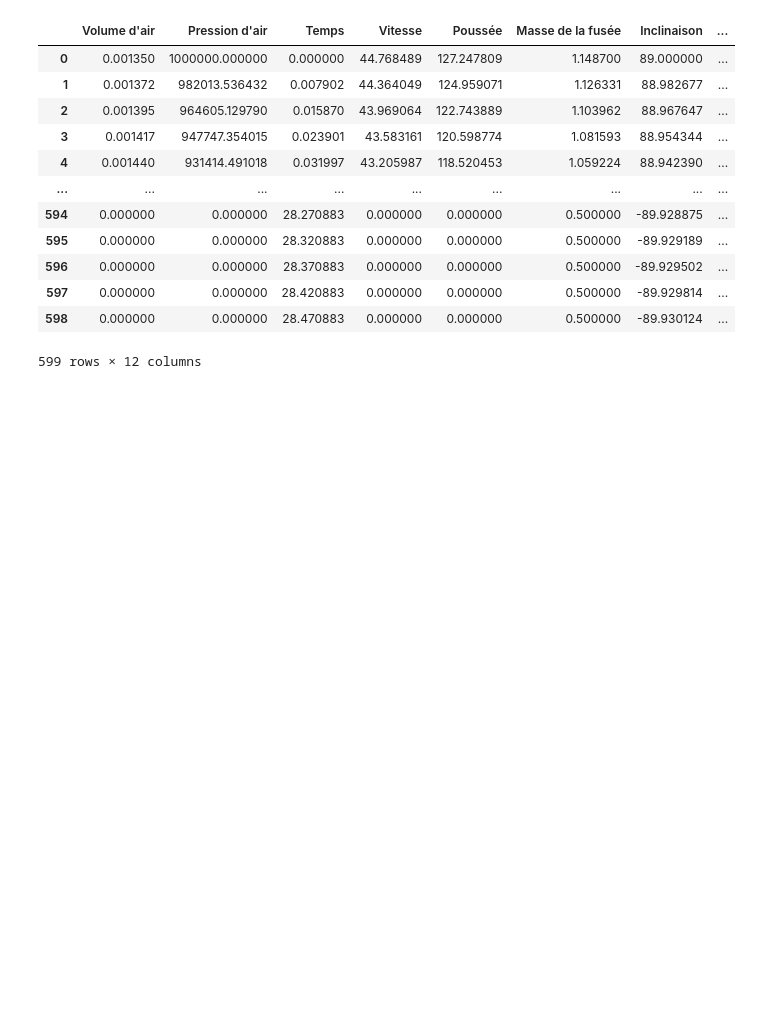
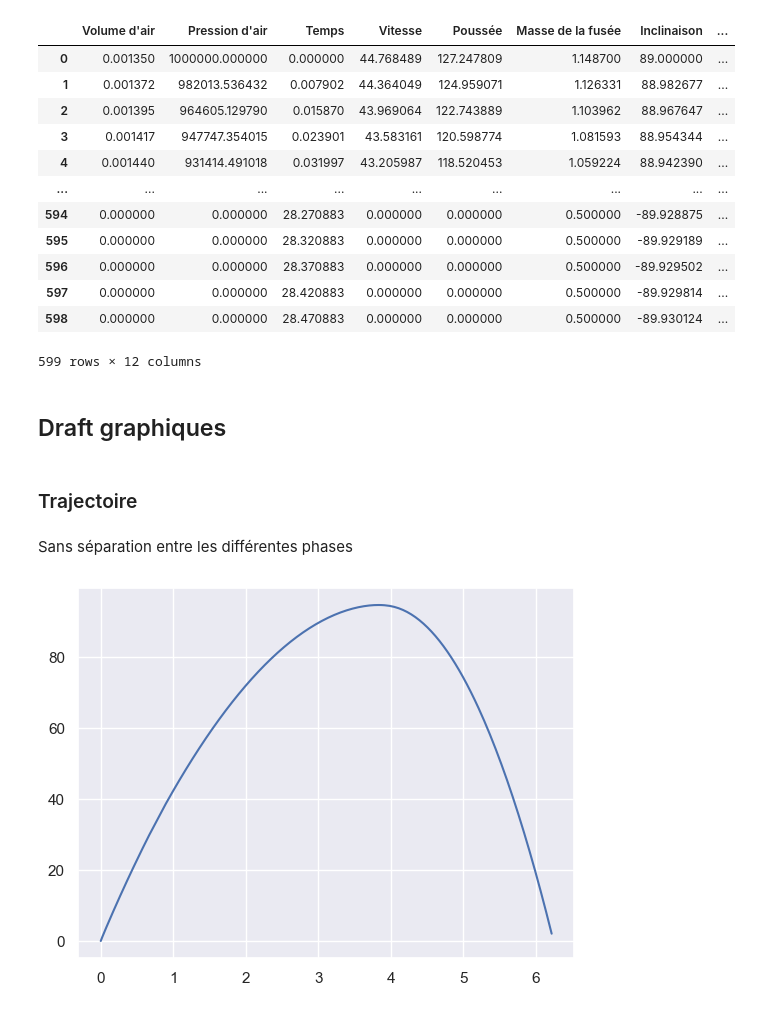
Before and after one commit to MohamedNennouche/Water-rocket-launch-simulator, a Jupyter notebook: draft_equations.ipynb, the cells around one changed output. Saved outputs shown, nothing was run; the diff lists cells and outputs as text; code cells hidden in the pictures; blank space fills up the shorter version.

Commit message:
Mise en place d'un brouillon de graphiques intéressants

```diff
--- a/draft_equations.ipynb
+++ b/draft_equations.ipynb
@@ -2,6 +2,8 @@
 import numpy as np
 import pandas as pd
 import matplotlib.pyplot as plt
+import seaborn as sns
+sns.set_theme(style="darkgrid")
 # %% [markdown]
 ## Paramètres de vol
 # %%
@@ -244,3 +246,15 @@ tableau_complet
 | 597 | 0.000000 | 0.000000 | 28.420883 | 0.000000 | 0.000000 | 0.500000 | -89.929814 | ... |
 | 598 | 0.000000 | 0.000000 | 28.470883 | 0.000000 | 0.000000 | 0.500000 | -89.930124 | ... |
 599 rows × 12 columns
+# %% [markdown]
+## Draft graphiques
+# %% [markdown]
+### Trajectoire
+# %% [markdown]
+Sans séparation entre les différentes phases
+# %%
+calcul_reel = tableau_complet[tableau_complet["y(t)"]>=0]
+plt.plot(calcul_reel["x(t)"],calcul_reel["y(t)"])
+plt.show()
+# %% [output]
+[figure, added]
```
Also changed, not shown: parts of 9 cells of this notebook, 1 other file.
